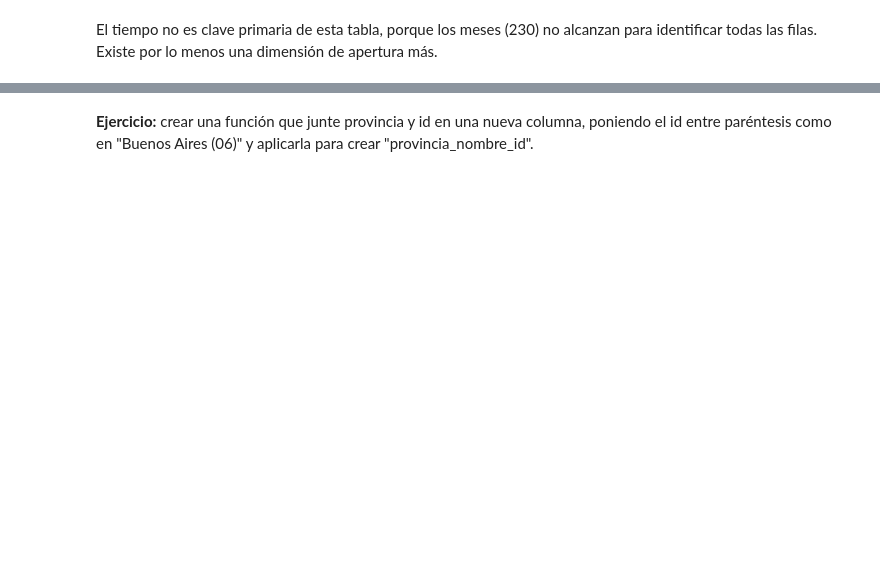
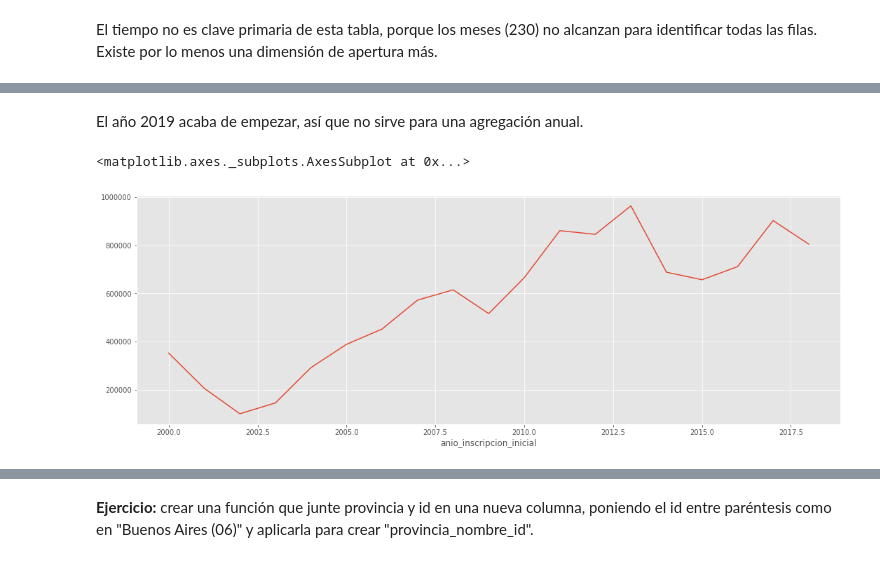
Before and after one commit to abenassi/analisis-datos-python, a Jupyter notebook: 2B-datos-panel.ipynb, the cells around one changed output, grey strips where cells are left out. Cells and saved outputs as stored; diff of their text form; code cells hidden in the pictures; blank space fills up the shorter version.

```diff
--- a/2B-datos-panel.ipynb
+++ b/2B-datos-panel.ipynb
@@ -67,0 +74,3 @@ Este es un panel cuya "clave primaria" es mes-provincia. Son las dos dimensiones
+# %%
+autos_inscripciones_anuales = autos.groupby("anio_inscripcion_inicial").sum()["cantidad_inscripciones_iniciales"]
+autos_inscripciones_anuales
@@ -67,0 +95,9 @@ Este es un panel cuya "clave primaria" es mes-provincia. Son las dos dimensiones
+# %% [markdown]
+El año 2019 acaba de empezar, así que no sirve para una agregación anual.
+# %%
+autos_inscripciones_anuales = autos_inscripciones_anuales[autos_inscripciones_anuales.index < 2019]
+# %%
+autos_inscripciones_anuales.plot(figsize=(18,6))
+# %% [output]
+<matplotlib.axes._subplots.AxesSubplot at 0x...>
+[figure, added]
```
Also changed, not shown: parts of 86 cells of this notebook.
